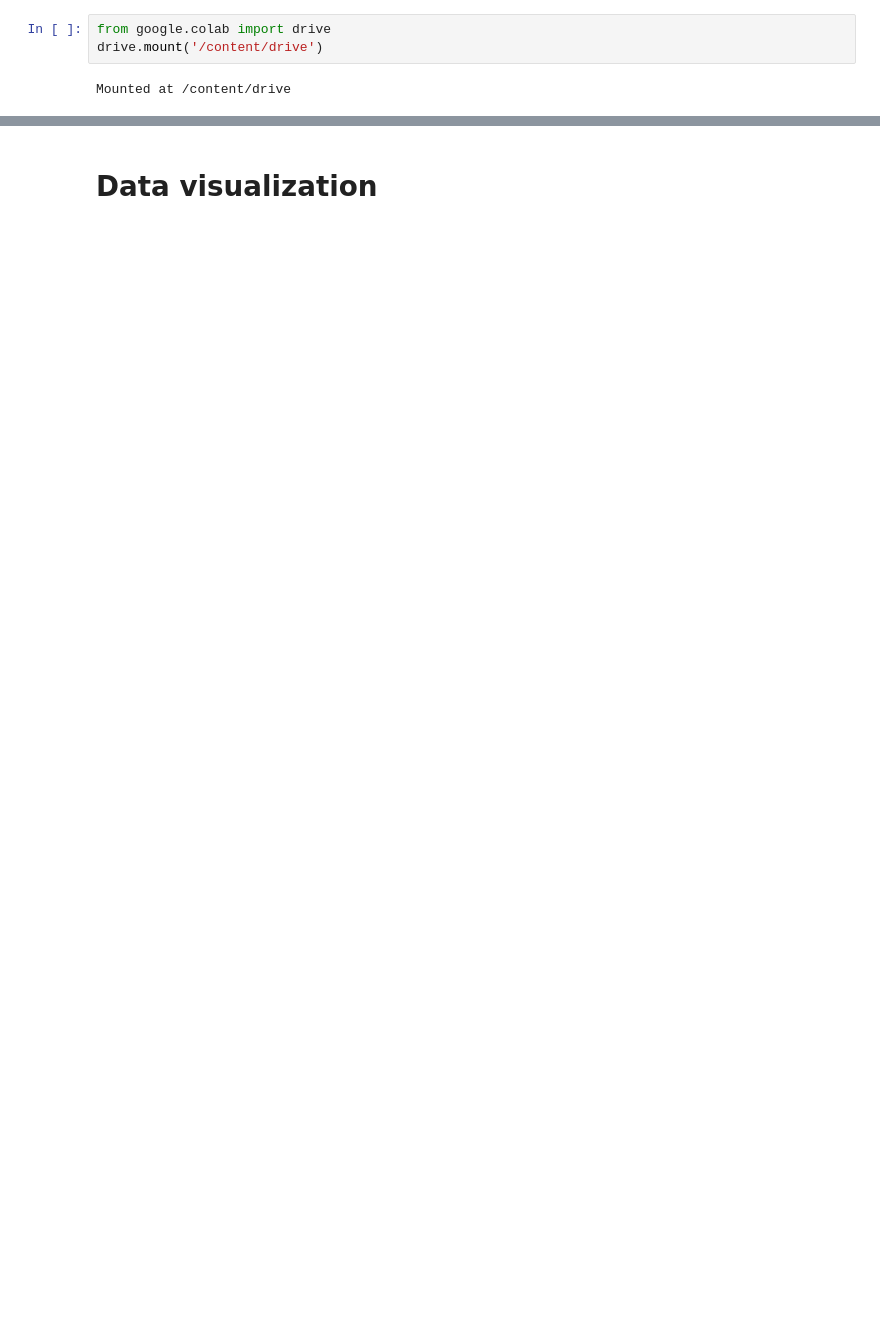
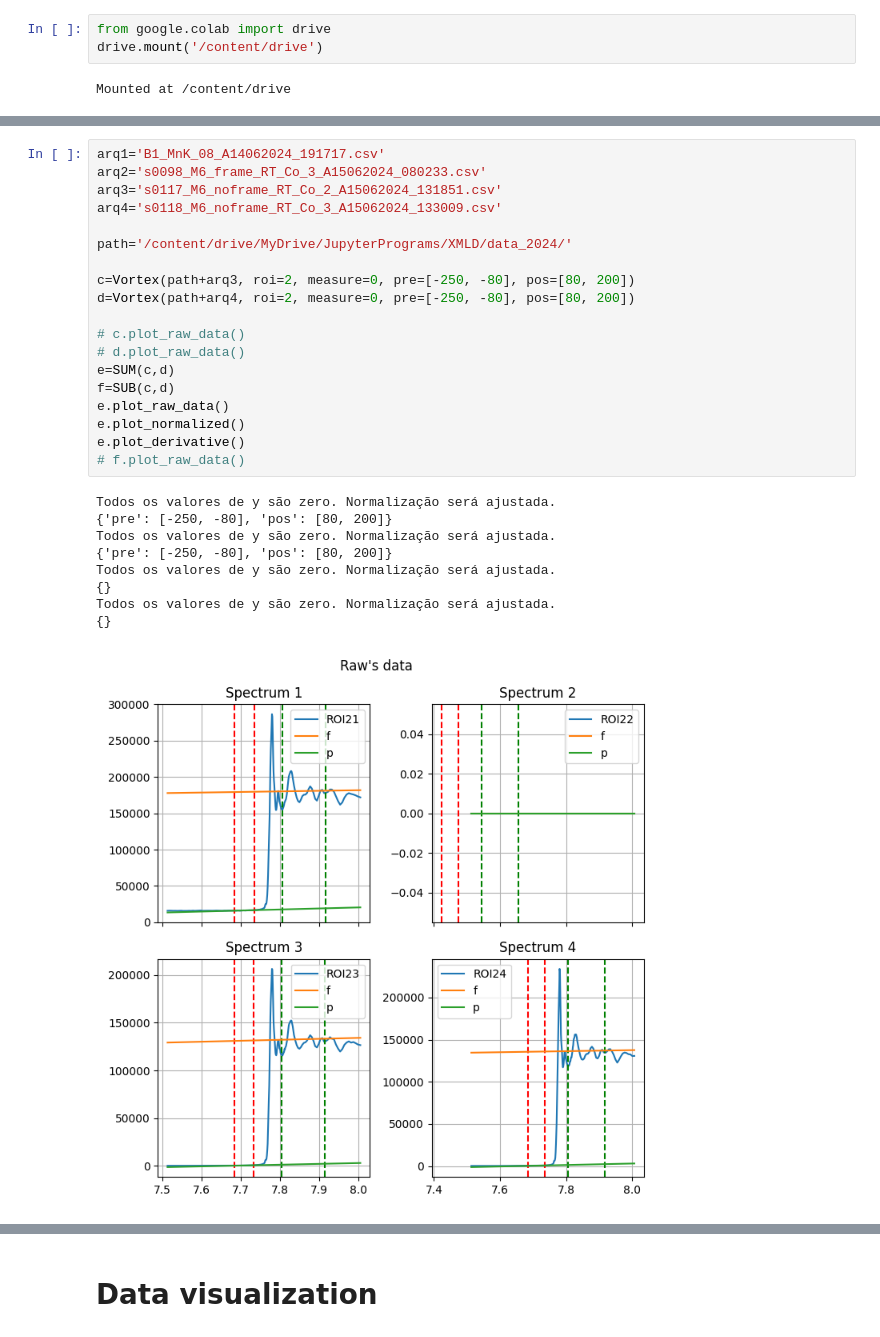
Before and after one commit to 4LC4NT4R4/XMLD, a Jupyter notebook: poo_xmld.ipynb, the cells around one changed output, grey strips where cells are left out. Saved outputs shown, nothing was run; the diff lists cells and outputs as text; blank space fills up the shorter version.

```diff
--- a/poo_xmld.ipynb
+++ b/poo_xmld.ipynb
@@ -544,0 +693,29 @@ class Vortex:
+# %%
+arq1='B1_MnK_08_A14062024_191717.csv'
+arq2='s0098_M6_frame_RT_Co_3_A15062024_080233.csv'
+arq3='s0117_M6_noframe_RT_Co_2_A15062024_131851.csv'
+arq4='s0118_M6_noframe_RT_Co_3_A15062024_133009.csv'
+
+path='/content/drive/MyDrive/JupyterPrograms/XMLD/data_2024/'
+
+c=Vortex(path+arq3, roi=2, measure=0, pre=[-250, -80], pos=[80, 200])
+d=Vortex(path+arq4, roi=2, measure=0, pre=[-250, -80], pos=[80, 200])
+
+# c.plot_raw_data()
+# d.plot_raw_data()
+e=SUM(c,d)
+f=SUB(c,d)
+e.plot_raw_data()
+e.plot_normalized()
+e.plot_derivative()
+# f.plot_raw_data()
+# %% [output]
+Todos os valores de y são zero. Normalização será ajustada.
+{'pre': [-250, -80], 'pos': [80, 200]}
+Todos os valores de y são zero. Normalização será ajustada.
+{'pre': [-250, -80], 'pos': [80, 200]}
+Todos os valores de y são zero. Normalização será ajustada.
+{}
+Todos os valores de y são zero. Normalização será ajustada.
+{}
+[figure, added]
```
Also changed, not shown: parts of 16 cells of this notebook.
